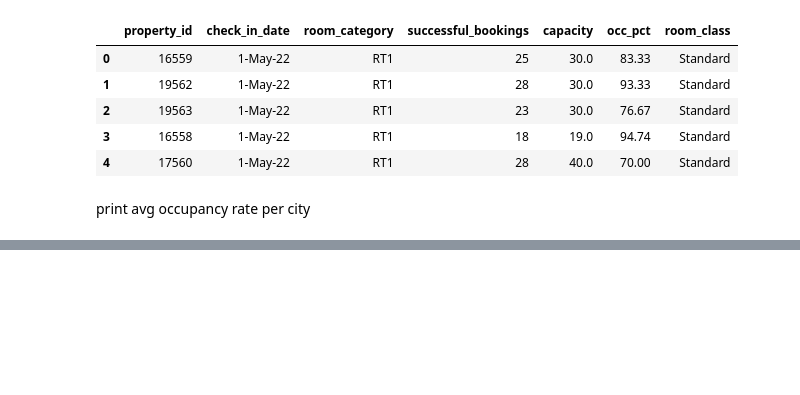
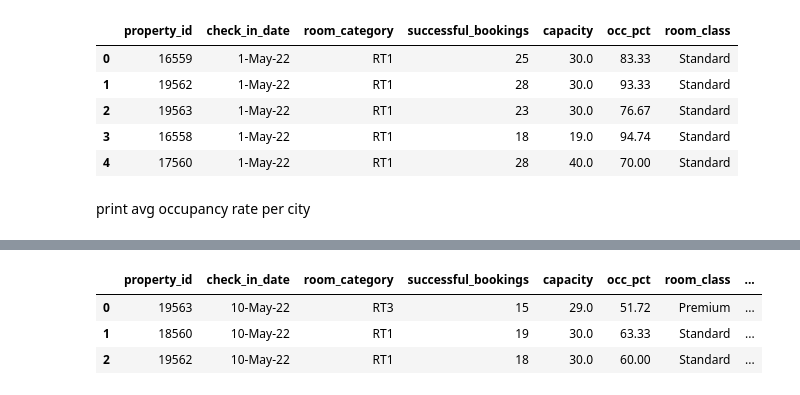
Before and after one commit to predictor450v/EDA_ANALYSIS_HOSPITALITY, a Jupyter notebook: analysis.ipynb, the cells around one changed output, grey strips where cells are left out. Cells and saved outputs as stored; diff of their text form; code cells hidden in the pictures; blank space fills up the shorter version.

```diff
--- a/analysis.ipynb
+++ b/analysis.ipynb
@@ -722,0 +765,8 @@ print avg occupancy rate per city
+# %%
+df = pd.merge(df,df_date,left_on='check_in_date',right_on='date')
+df.head(3)
+# %% [output]
+|  | property_id | check_in_date | room_category | successful_bookings | capacity | occ_pct | room_class | ... |
+| 0 | 19563 | 10-May-22 | RT3 | 15 | 29.0 | 51.72 | Premium | ... |
+| 1 | 18560 | 10-May-22 | RT1 | 19 | 30.0 | 63.33 | Standard | ... |
+| 2 | 19562 | 10-May-22 | RT1 | 18 | 30.0 | 60.00 | Standard | ... |
```
Also changed, not shown: parts of 6 cells of this notebook.
